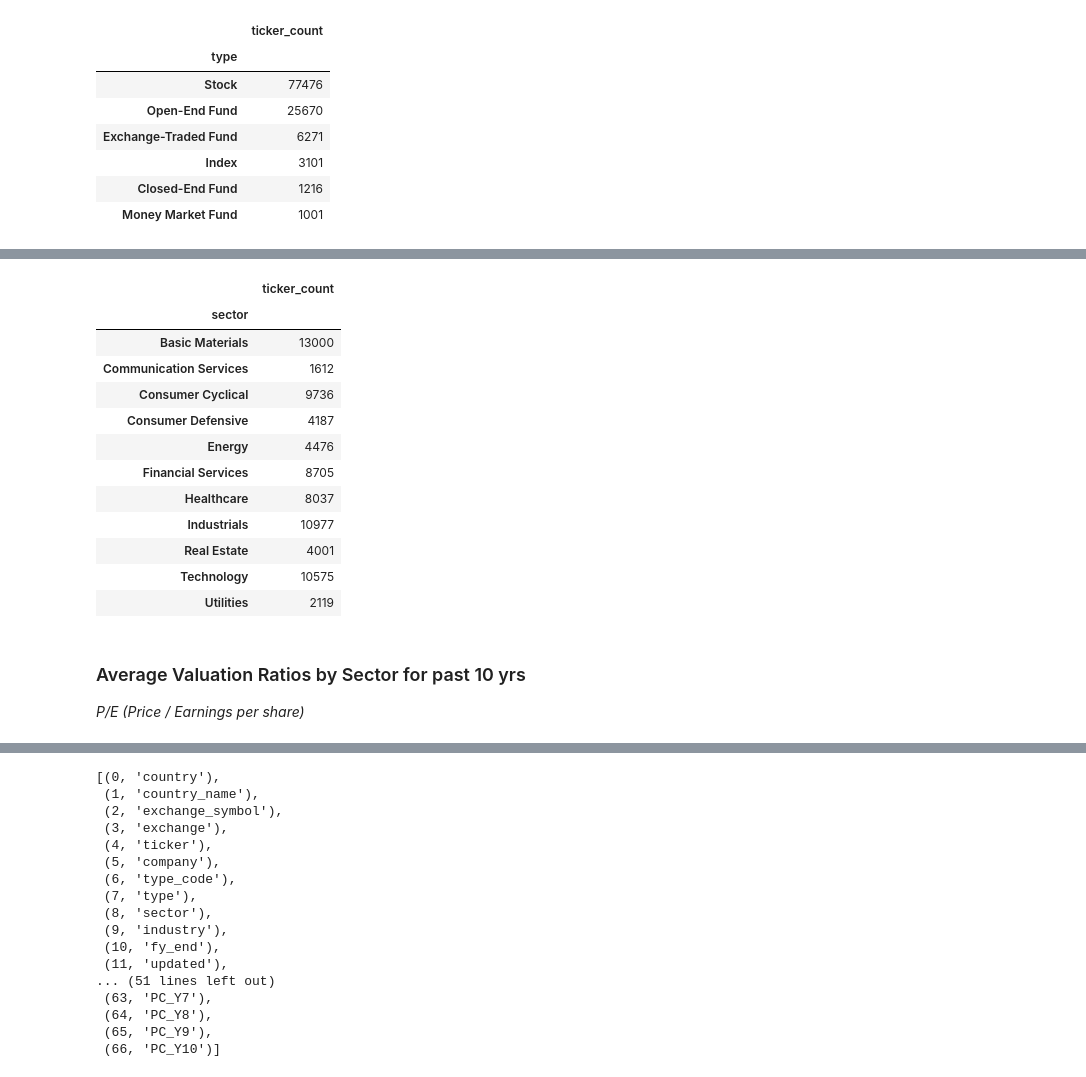
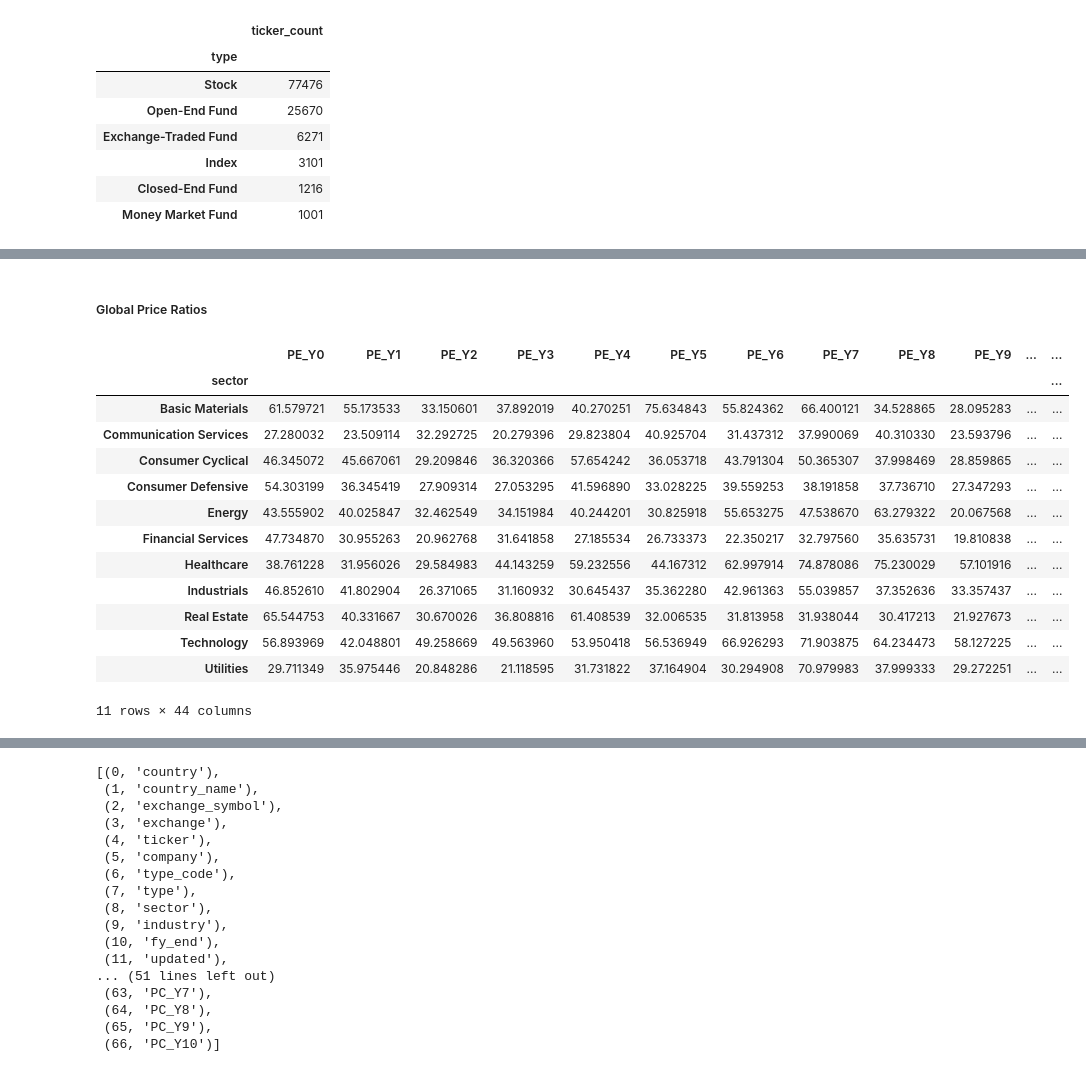
Before and after one commit to caiobran/mstables, a Jupyter notebook: data_overview.ipynb, the cells around one changed output, grey strips where cells are left out. Cells and saved outputs as stored; diff of their text form; code cells hidden in the pictures.

```diff
--- a/data_overview.ipynb
+++ b/data_overview.ipynb
@@ -163,21 +198,20 @@ cols_val_yrs = df_val.iloc[0, 12:23]
-# %%
-(df_val[['sector', 'ticker']].groupby(by='sector').count().rename(columns={'ticker':'ticker_count'}))
-# %% [output]
-|  | ticker_count |
-| sector |  |
-| Basic Materials | 13000 |
-| Communication Services | 1612 |
-| Consumer Cyclical | 9736 |
-| Consumer Defensive | 4187 |
-| Energy | 4476 |
-| Financial Services | 8705 |
-| Healthcare | 8037 |
-| Industrials | 10977 |
-| Real Estate | 4001 |
-| Technology | 10575 |
-| Utilities | 2119 |
-# %% [markdown]
-### Average Valuation Ratios by Sector for past 10 yrs
-*P/E (Price / Earnings per share)*
+# %% [markdown]
+##### Global Price Ratios
 # %%
 val_sector_mean = df_val.groupby(by='sector').mean()
+val_sector_mean
+# %% [output]
+|  | PE_Y0 | PE_Y1 | PE_Y2 | PE_Y3 | PE_Y4 | PE_Y5 | PE_Y6 | PE_Y7 | PE_Y8 | PE_Y9 | ... | ... |
+| sector |  |  |  |  |  |  |  |  |  |  |  | ... |
+| Basic Materials | 61.579721 | 55.173533 | 33.150601 | 37.892019 | 40.270251 | 75.634843 | 55.824362 | 66.400121 | 34.528865 | 28.095283 | ... | ... |
+| Communication Services | 27.280032 | 23.509114 | 32.292725 | 20.279396 | 29.823804 | 40.925704 | 31.437312 | 37.990069 | 40.310330 | 23.593796 | ... | ... |
+| Consumer Cyclical | 46.345072 | 45.667061 | 29.209846 | 36.320366 | 57.654242 | 36.053718 | 43.791304 | 50.365307 | 37.998469 | 28.859865 | ... | ... |
+| Consumer Defensive | 54.303199 | 36.345419 | 27.909314 | 27.053295 | 41.596890 | 33.028225 | 39.559253 | 38.191858 | 37.736710 | 27.347293 | ... | ... |
+| Energy | 43.555902 | 40.025847 | 32.462549 | 34.151984 | 40.244201 | 30.825918 | 55.653275 | 47.538670 | 63.279322 | 20.067568 | ... | ... |
+| Financial Services | 47.734870 | 30.955263 | 20.962768 | 31.641858 | 27.185534 | 26.733373 | 22.350217 | 32.797560 | 35.635731 | 19.810838 | ... | ... |
+| Healthcare | 38.761228 | 31.956026 | 29.584983 | 44.143259 | 59.232556 | 44.167312 | 62.997914 | 74.878086 | 75.230029 | 57.101916 | ... | ... |
+| Industrials | 46.852610 | 41.802904 | 26.371065 | 31.160932 | 30.645437 | 35.362280 | 42.961363 | 55.039857 | 37.352636 | 33.357437 | ... | ... |
+| Real Estate | 65.544753 | 40.331667 | 30.670026 | 36.808816 | 61.408539 | 32.006535 | 31.813958 | 31.938044 | 30.417213 | 21.927673 | ... | ... |
+| Technology | 56.893969 | 42.048801 | 49.258669 | 49.563960 | 53.950418 | 56.536949 | 66.926293 | 71.903875 | 64.234473 | 58.127225 | ... | ... |
+| Utilities | 29.711349 | 35.975446 | 20.848286 | 21.118595 | 31.731822 | 37.164904 | 30.294908 | 70.979983 | 37.999333 | 29.272251 | ... | ... |
+11 rows × 44 columns
```
Also changed, not shown: parts of 31 cells of this notebook, 2 other files.
